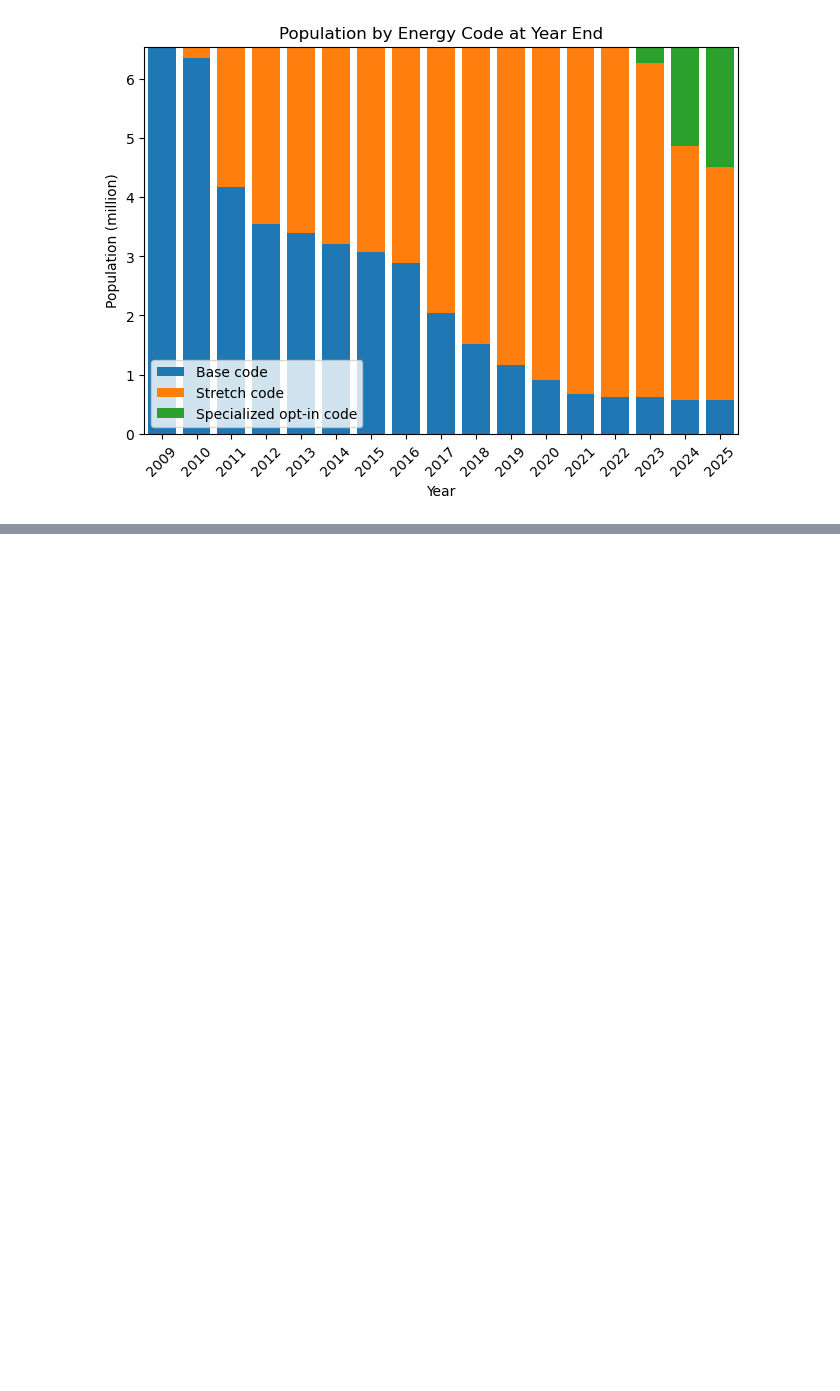
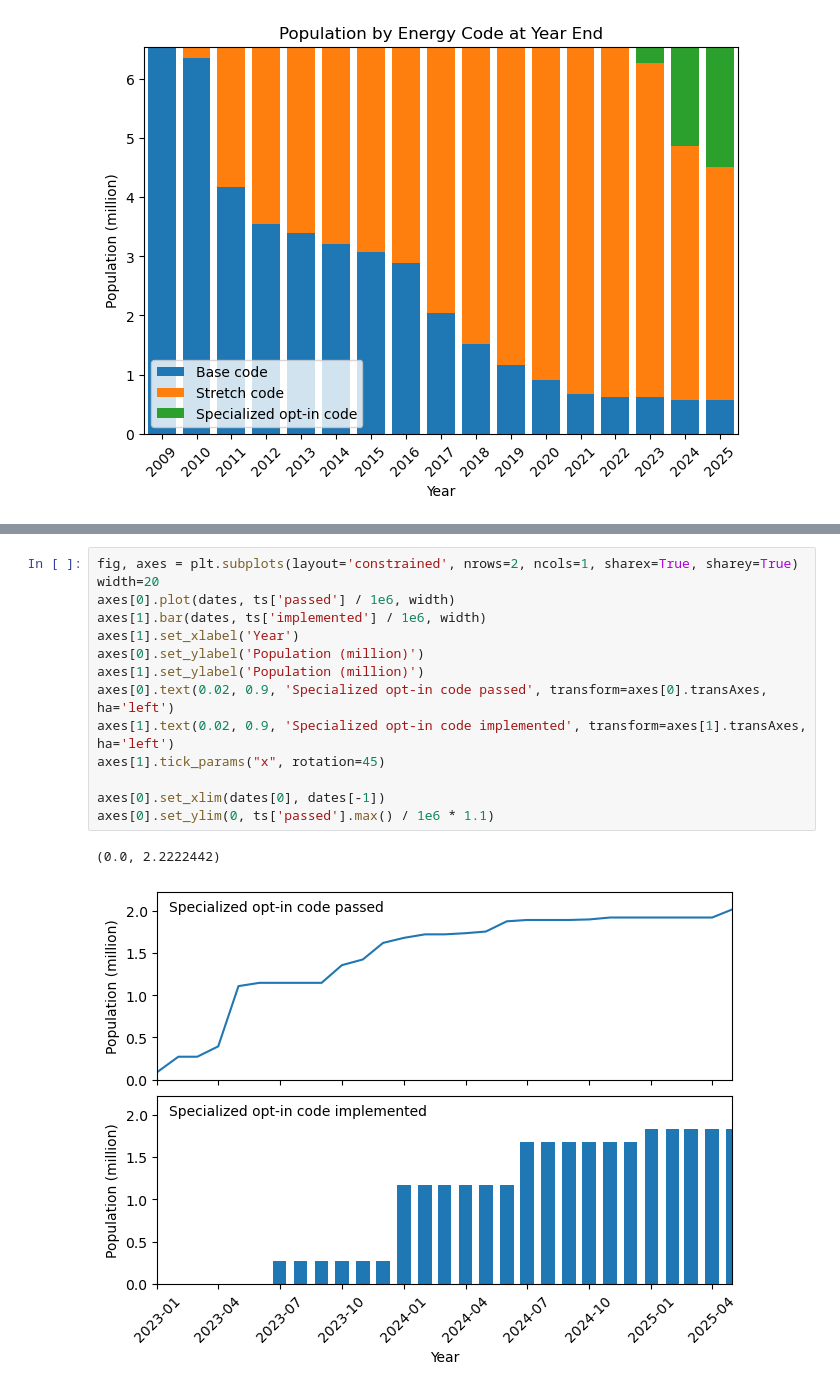
Before and after one commit to hamogu/MA_code_map, a Jupyter notebook: cumulative_plot.ipynb, the cells around one changed output, grey strips where cells are left out. Cells and saved outputs as stored; diff of their text form; blank space fills up the shorter version.

```diff
--- a/cumulative_plot.ipynb
+++ b/cumulative_plot.ipynb
@@ -93,0 +185,17 @@ ax.set_xlim(2008.5, 2025.5)
+# %%
+fig, axes = plt.subplots(layout='constrained', nrows=2, ncols=1, sharex=True, sharey=True)
+width=20
+axes[0].plot(dates, ts['passed'] / 1e6, width)
+axes[1].bar(dates, ts['implemented'] / 1e6, width)
+axes[1].set_xlabel('Year')
+axes[0].set_ylabel('Population (million)')
+axes[1].set_ylabel('Population (million)')
+axes[0].text(0.02, 0.9, 'Specialized opt-in code passed', transform=axes[0].transAxes, ha='left')
+axes[1].text(0.02, 0.9, 'Specialized opt-in code implemented', transform=axes[1].transAxes, ha='left')
+axes[1].tick_params("x", rotation=45)
+
+axes[0].set_xlim(dates[0], dates[-1])
+axes[0].set_ylim(0, ts['passed'].max() / 1e6 * 1.1)
+# %% [output]
+(0.0, 2.2222442)
+[figure, added]
```
Also changed, not shown: parts of 15 cells of this notebook, 4 other files.
